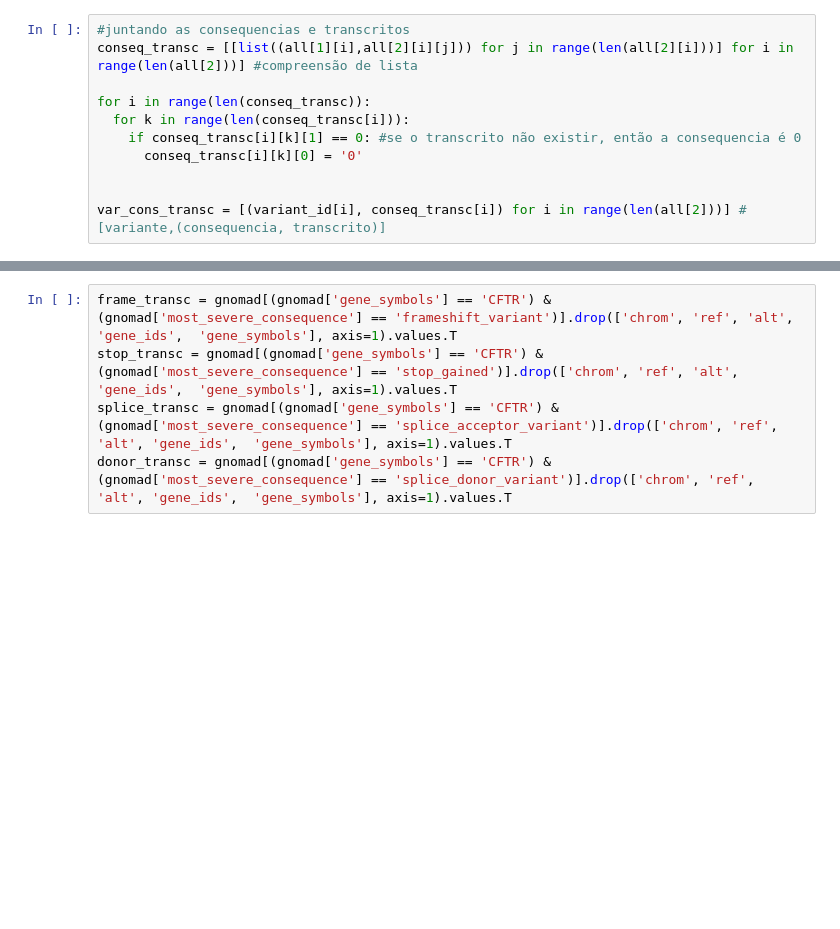
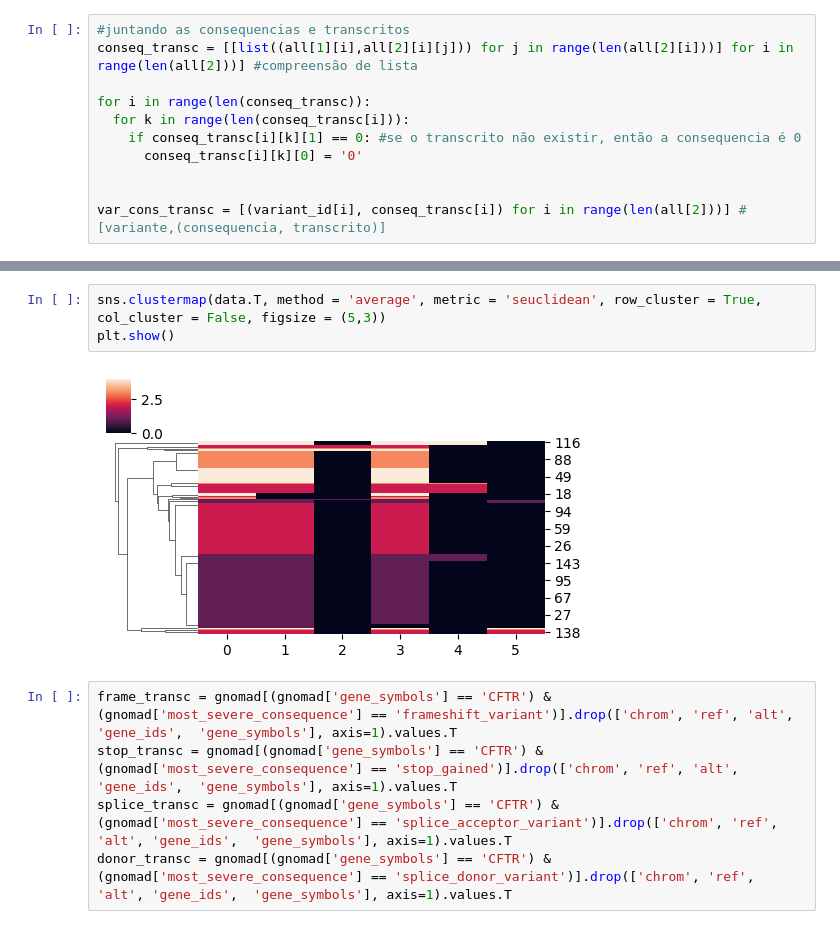
Before and after one commit to Rafaelca70x/estagio-bio-info-LGHM, a Jupyter notebook: tarefa1.ipynb, the cells around one changed output, grey strips where cells are left out. Drawn from its saved outputs; the diff is of its cells as text; blank space fills up the shorter version.

```diff
--- a/tarefa1.ipynb
+++ b/tarefa1.ipynb
@@ -89,3 +130,8 @@ plt.show()
+# %%
+sns.clustermap(data.T, method = 'average', metric = 'seuclidean', row_cluster = True, col_cluster = False, figsize = (5,3))
+plt.show()
+# %% [output]
+[figure, added]
 # %%
 frame_transc = gnomad[(gnomad['gene_symbols'] == 'CFTR') & (gnomad['most_severe_consequence'] == 'frameshift_variant')].drop(['chrom', 'ref', 'alt', 'gene_ids',  'gene_symbols'], axis=1).values.T
 stop_transc = gnomad[(gnomad['gene_symbols'] == 'CFTR') & (gnomad['most_severe_consequence'] == 'stop_gained')].drop(['chrom', 'ref', 'alt', 'gene_ids',  'gene_symbols'], axis=1).values.T
```
Also changed, not shown: parts of 7 cells of this notebook.
